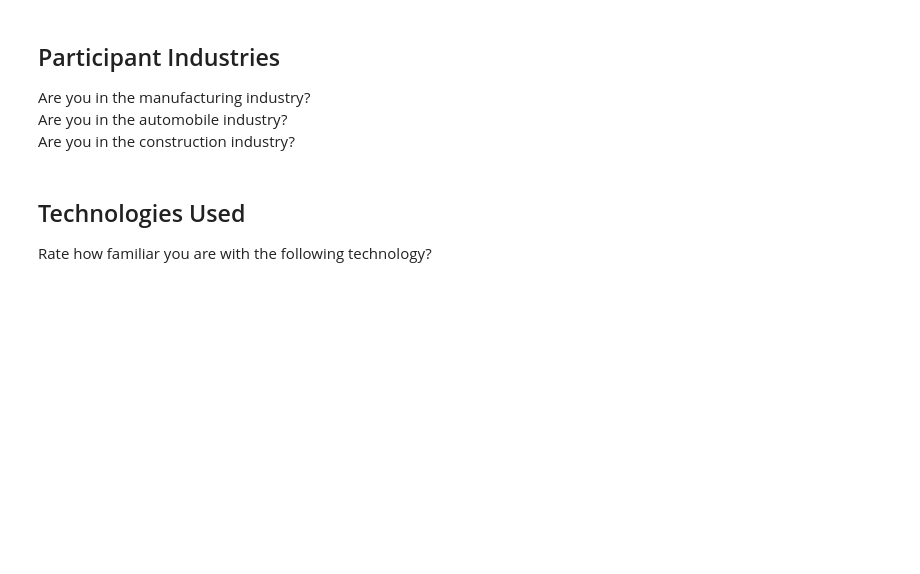
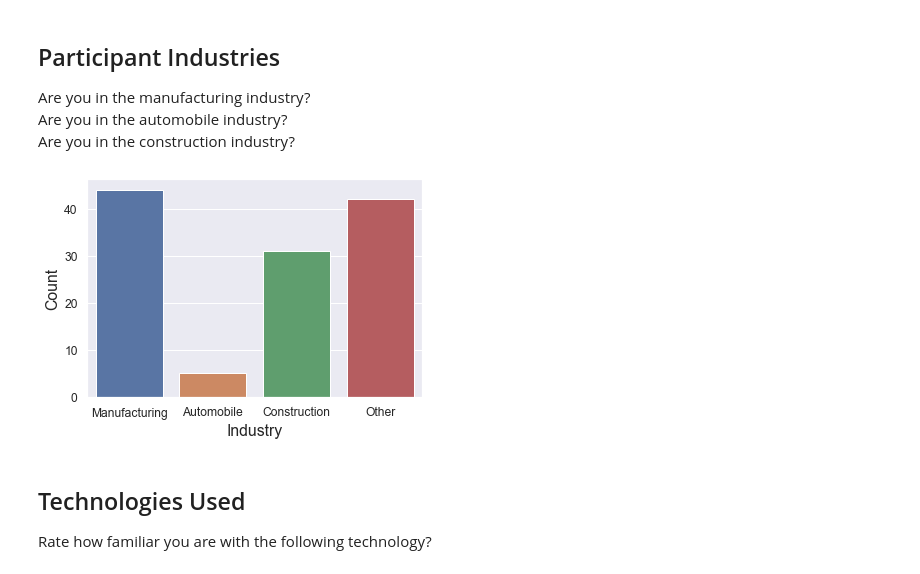
Before and after one commit to markhary/mktg3554_survey, a Jupyter notebook: holly.ipynb, the cells around one changed output. Drawn from its saved outputs; the diff is of its cells as text; code cells hidden in the pictures; blank space fills up the shorter version.

```diff
--- a/holly.ipynb
+++ b/holly.ipynb
@@ -176,3 +228,22 @@ Are you in the construction industry?
+# %%
+# Industry_Manufacturing                     0
+# Industry_Automobile                        0
+# Industry_Construction                      0
+n_manufacturing = (survey_data["Industry_Manufacturing"]=="Yes").sum()
+n_automotive = (survey_data["Industry_Automobile"]=="Yes").sum()
+n_construction = (survey_data["Industry_Construction"]=="Yes").sum()
+n_other = n_rows - n_manufacturing - n_automotive - n_construction
+
+x = ["Manufacturing", "Automobile", "Construction", "Other"]
+y = [n_manufacturing, n_automotive, n_construction, n_other]
+
+chart = sns.barplot(x=x, y=y)
+chart.set_xlabel("Industry");
+chart.set_ylabel("Count");
+increase_axes(chart)
+save_figure(chart.get_figure(), "Industry")
+# %% [output]
+[figure, added]
 # %% [markdown]
 ## Technologies Used
 Rate how familiar you are with the following technology?
```
Also changed, not shown: parts of 10 cells of this notebook, 7 other files.
